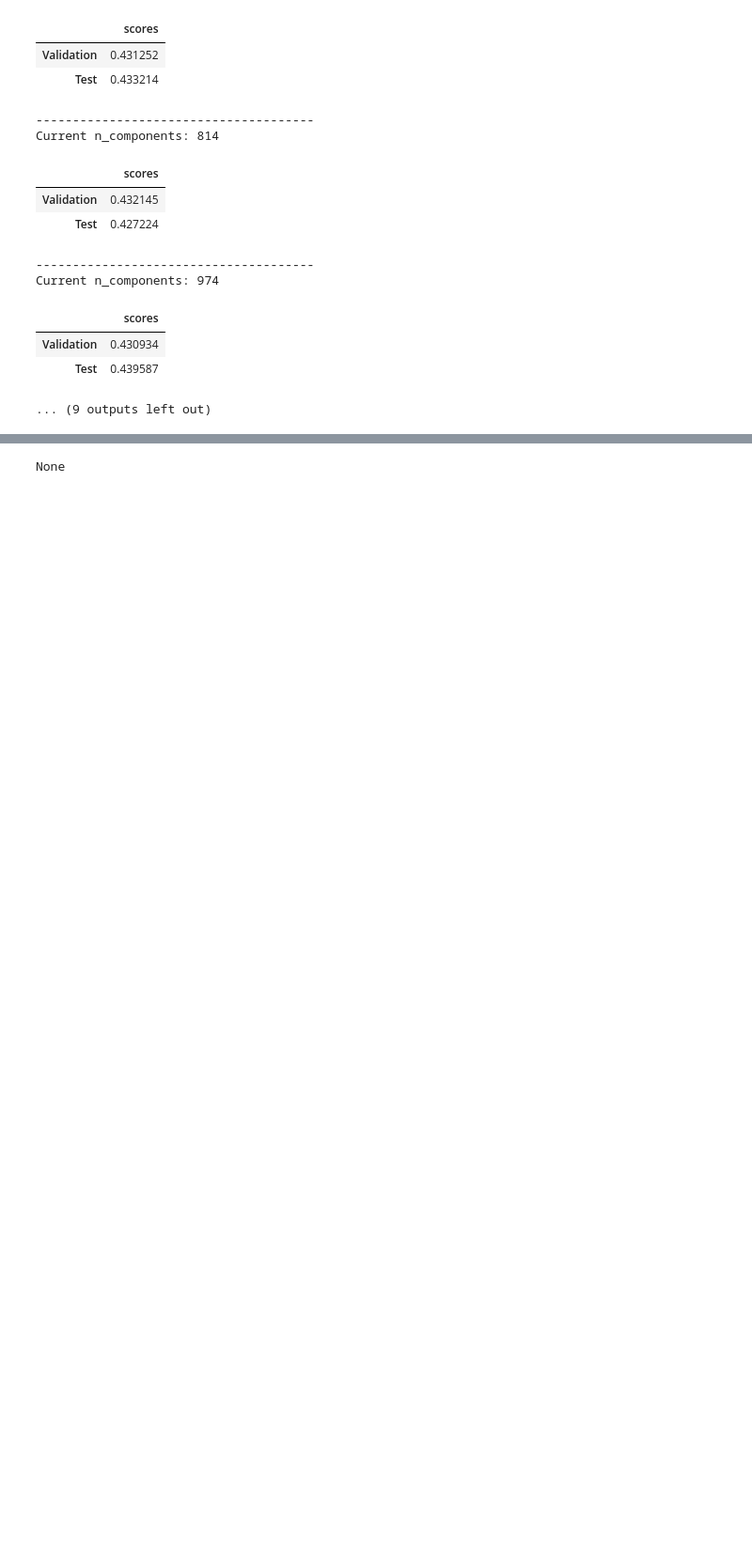
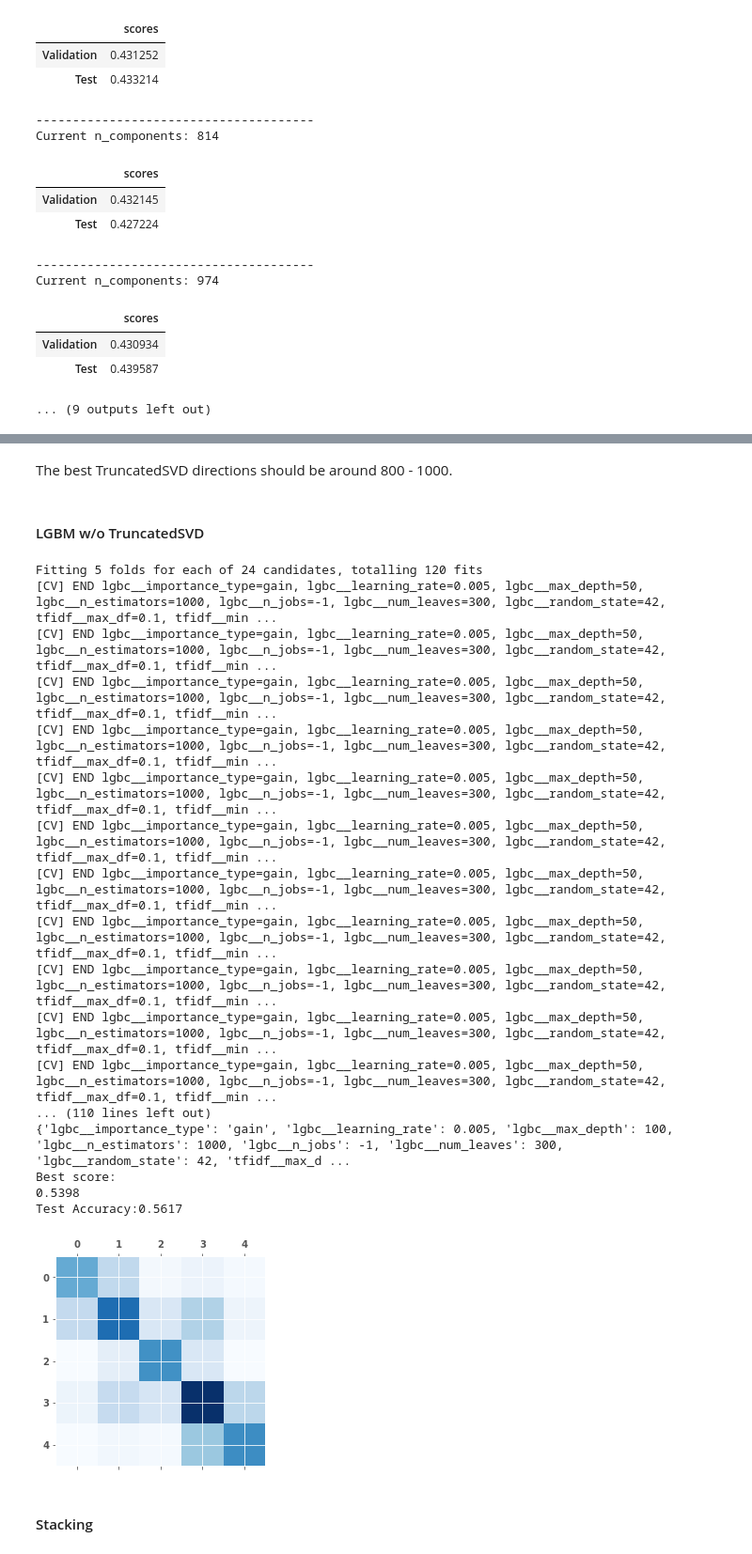
Before and after one commit to JavierLiao/EODS_Project2_Group9, a Jupyter notebook: doc/nlp_general_pipeline.ipynb, the cells around one changed output, grey strips where cells are left out. Shown at 94% size. Cells and saved outputs as stored; diff of their text form; code cells hidden in the pictures; blank space fills up the shorter version.

Commit message:
udpate proj2 nlp pipeline

```diff
--- a/doc/nlp_general_pipeline.ipynb
+++ b/doc/nlp_general_pipeline.ipynb
@@ -735,7 +732,74 @@ ValueError: x, y, and format string must not be None
-# %%
-print(n_components_list_ver1.extend(n_components_list_ver2))
-# %% [output]
-None
+# %% [markdown]
+The best TruncatedSVD directions should be around 800 - 1000.
+# %% [markdown]
+#### LGBM w/o TruncatedSVD
+# %%
+pipe_lgbc = Pipeline([
+    ('tfidf', TfidfVectorizer()),
+    ('lgbc', LGBMClassifier())
+])
+
+param_grid_lgbc = {
+    'tfidf__min_df':[10, 30, 50],
+    'tfidf__max_df':[0.1, 0.2, 0.4, 0.6],
+    'lgbc__n_estimators':[1000],
+    'lgbc__max_depth':[50, 100],
+    'lgbc__num_leaves':[300],
+    'lgbc__learning_rate':[0.005],
+    'lgbc__n_jobs':[-1],
+    'lgbc__random_state':[42],
+    'lgbc__importance_type':['gain']
+}
+
+gs_pipe_lgbc = GridSearchCV(
+    pipe_lgbc,
+    param_grid_lgbc,
+    scoring = 'accuracy',
+    cv = 5,
+    n_jobs = -1,
+    verbose = 2
+).fit(x_train, y_train)
+
+
+clf = gs_pipe_lgbc.best_estimator_
+cv_result = gs_pipe_lgbc.cv_results_
+test_score = clf.score(x_test, y_test)
+best_index = gs_pipe_lgbc.best_index_
+best_train_score = gs_pipe_lgbc.best_score_
+best_validation_score = cv_result['mean_test_score'][best_index]
+best_params = gs_pipe_lgbc.best_params_
+clf.booster_.save_model('model_nosvd.txt')
+
+print(f'Best param: \n{gs_pipe_lgbc.best_params_}')
+print(f'Best score: \n{gs_pipe_lgbc.best_score_:0.4f}')
+
+y_predict = gs_pipe_lgbc.best_estimator_.predict(x_test)
+print(f'Test Accuracy:{accuracy_score(y_test, y_predict):.4f}')
+my_cmap = cm.get_cmap('Blues')
+conf_mx = confusion_matrix(y_test, y_predict)
+plt.matshow(conf_mx, cmap = my_cmap)
+plt.show()
+# %% [output]
+Fitting 5 folds for each of 24 candidates, totalling 120 fits
+[CV] END lgbc__importance_type=gain, lgbc__learning_rate=0.005, lgbc__max_depth=50, lgbc__n_estimators=1000, lgbc__n_jobs=-1, lgbc__num_leaves=300, lgbc__random_state=42, tfidf__max_df=0.1, tfidf__min ...
+[CV] END lgbc__importance_type=gain, lgbc__learning_rate=0.005, lgbc__max_depth=50, lgbc__n_estimators=1000, lgbc__n_jobs=-1, lgbc__num_leaves=300, lgbc__random_state=42, tfidf__max_df=0.1, tfidf__min ...
+[CV] END lgbc__importance_type=gain, lgbc__learning_rate=0.005, lgbc__max_depth=50, lgbc__n_estimators=1000, lgbc__n_jobs=-1, lgbc__num_leaves=300, lgbc__random_state=42, tfidf__max_df=0.1, tfidf__min ...
+[CV] END lgbc__importance_type=gain, lgbc__learning_rate=0.005, lgbc__max_depth=50, lgbc__n_estimators=1000, lgbc__n_jobs=-1, lgbc__num_leaves=300, lgbc__random_state=42, tfidf__max_df=0.1, tfidf__min ...
+[CV] END lgbc__importance_type=gain, lgbc__learning_rate=0.005, lgbc__max_depth=50, lgbc__n_estimators=1000, lgbc__n_jobs=-1, lgbc__num_leaves=300, lgbc__random_state=42, tfidf__max_df=0.1, tfidf__min ...
+[CV] END lgbc__importance_type=gain, lgbc__learning_rate=0.005, lgbc__max_depth=50, lgbc__n_estimators=1000, lgbc__n_jobs=-1, lgbc__num_leaves=300, lgbc__random_state=42, tfidf__max_df=0.1, tfidf__min ...
+[CV] END lgbc__importance_type=gain, lgbc__learning_rate=0.005, lgbc__max_depth=50, lgbc__n_estimators=1000, lgbc__n_jobs=-1, lgbc__num_leaves=300, lgbc__random_state=42, tfidf__max_df=0.1, tfidf__min ...
+[CV] END lgbc__importance_type=gain, lgbc__learning_rate=0.005, lgbc__max_depth=50, lgbc__n_estimators=1000, lgbc__n_jobs=-1, lgbc__num_leaves=300, lgbc__random_state=42, tfidf__max_df=0.1, tfidf__min ...
+[CV] END lgbc__importance_type=gain, lgbc__learning_rate=0.005, lgbc__max_depth=50, lgbc__n_estimators=1000, lgbc__n_jobs=-1, lgbc__num_leaves=300, lgbc__random_state=42, tfidf__max_df=0.1, tfidf__min ...
+[CV] END lgbc__importance_type=gain, lgbc__learning_rate=0.005, lgbc__max_depth=50, lgbc__n_estimators=1000, lgbc__n_jobs=-1, lgbc__num_leaves=300, lgbc__random_state=42, tfidf__max_df=0.1, tfidf__min ...
+[CV] END lgbc__importance_type=gain, lgbc__learning_rate=0.005, lgbc__max_depth=50, lgbc__n_estimators=1000, lgbc__n_jobs=-1, lgbc__num_leaves=300, lgbc__random_state=42, tfidf__max_df=0.1, tfidf__min ...
+... (110 lines left out)
+{'lgbc__importance_type': 'gain', 'lgbc__learning_rate': 0.005, 'lgbc__max_depth': 100, 'lgbc__n_estimators': 1000, 'lgbc__n_jobs': -1, 'lgbc__num_leaves': 300, 'lgbc__random_state': 42, 'tfidf__max_d ...
+Best score:
+0.5398
+Test Accuracy:0.5617
+[figure, added]
+# %% [markdown]
+#### Stacking
 # %%
 pipe_stacking = Pipeline([
     ('tfidf', TfidfVectorizer()),
```
Also changed, not shown: parts of 5 cells of this notebook.
